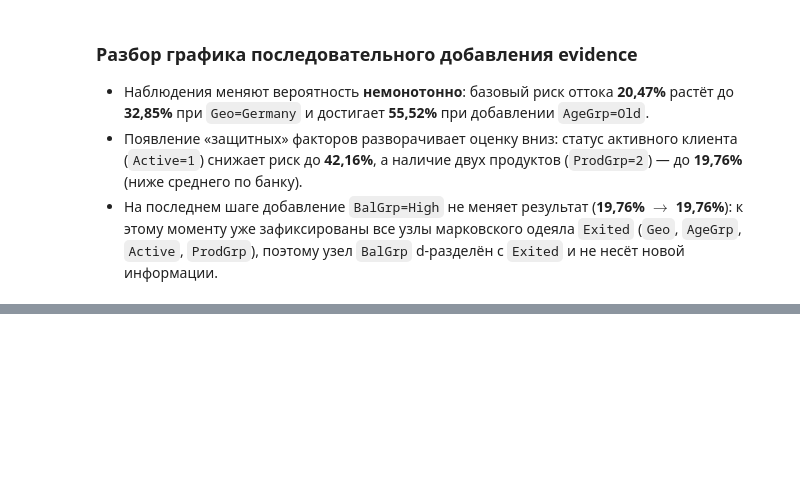
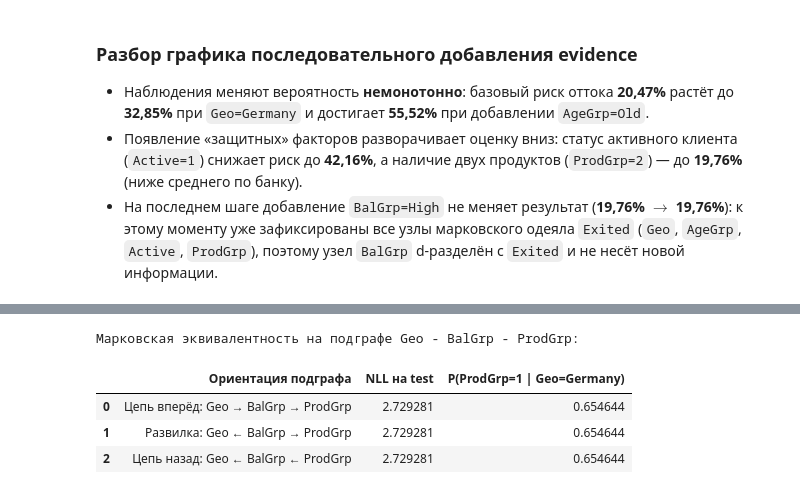
Before and after one commit to CerN04/ml_course_mai, a Jupyter notebook: bayesian/lab4.ipynb, the cells around one changed output, grey strips where cells are left out. Drawn from its saved outputs; the diff is of its cells as text; code cells hidden in the pictures; blank space fills up the shorter version.

```diff
--- a/bayesian/lab4.ipynb
+++ b/bayesian/lab4.ipynb
@@ -753,0 +886,38 @@ plt.show()
+# %%
+sub_nodes = ("Geo", "BalGrp", "ProdGrp")
+sub_states = {k: STATE_NAMES[k] for k in sub_nodes}
+sub_train = train_df.loc[:, list(sub_nodes)]
+sub_test = test_df.loc[:, list(sub_nodes)]
+
+equiv_variants = {
+    "Цепь вперёд: Geo → BalGrp → ProdGrp": [("Geo", "BalGrp"), ("BalGrp", "ProdGrp")],
+    "Развилка: Geo ← BalGrp → ProdGrp": [("BalGrp", "Geo"), ("BalGrp", "ProdGrp")],
+    "Цепь назад: Geo ← BalGrp ← ProdGrp": [("ProdGrp", "BalGrp"), ("BalGrp", "Geo")],
+}
+
+equiv_rows = []
+for title, e_list in equiv_variants.items():
+    m = DiscreteBayesianNetwork(e_list)
+    m.add_nodes_from(sub_nodes)
+    est = DiscreteBayesianEstimator(
+        state_names=sub_states, prior_type="BDeu",
+        equivalent_sample_size=ESS_DEFAULT, n_jobs=1,
+    )
+    m.fit(sub_train, estimator=est)
+    nll_val, _ = compute_nll(m, sub_test, nodes=sub_nodes)
+    inf_sub = VariableElimination(m)
+    p_check = query_prob(inf_sub, "ProdGrp", "1", {"Geo": "Germany"})
+    equiv_rows.append({
+        "Ориентация подграфа": title,
+        "NLL на test": nll_val,
+        "P(ProdGrp=1 | Geo=Germany)": p_check,
+    })
+
+print("Марковская эквивалентность на подграфе Geo - BalGrp - ProdGrp:")
+display(pd.DataFrame(equiv_rows).round(6))
+# %% [output]
+Марковская эквивалентность на подграфе Geo - BalGrp - ProdGrp:
+|  | Ориентация подграфа | NLL на test | P(ProdGrp=1 | Geo=Germany) |
+| 0 | Цепь вперёд: Geo → BalGrp → ProdGrp | 2.729281 | 0.654644 |
+| 1 | Развилка: Geo ← BalGrp → ProdGrp | 2.729281 | 0.654644 |
+| 2 | Цепь назад: Geo ← BalGrp ← ProdGrp | 2.729281 | 0.654644 |
```
Also changed, not shown: parts of 9 cells of this notebook.
